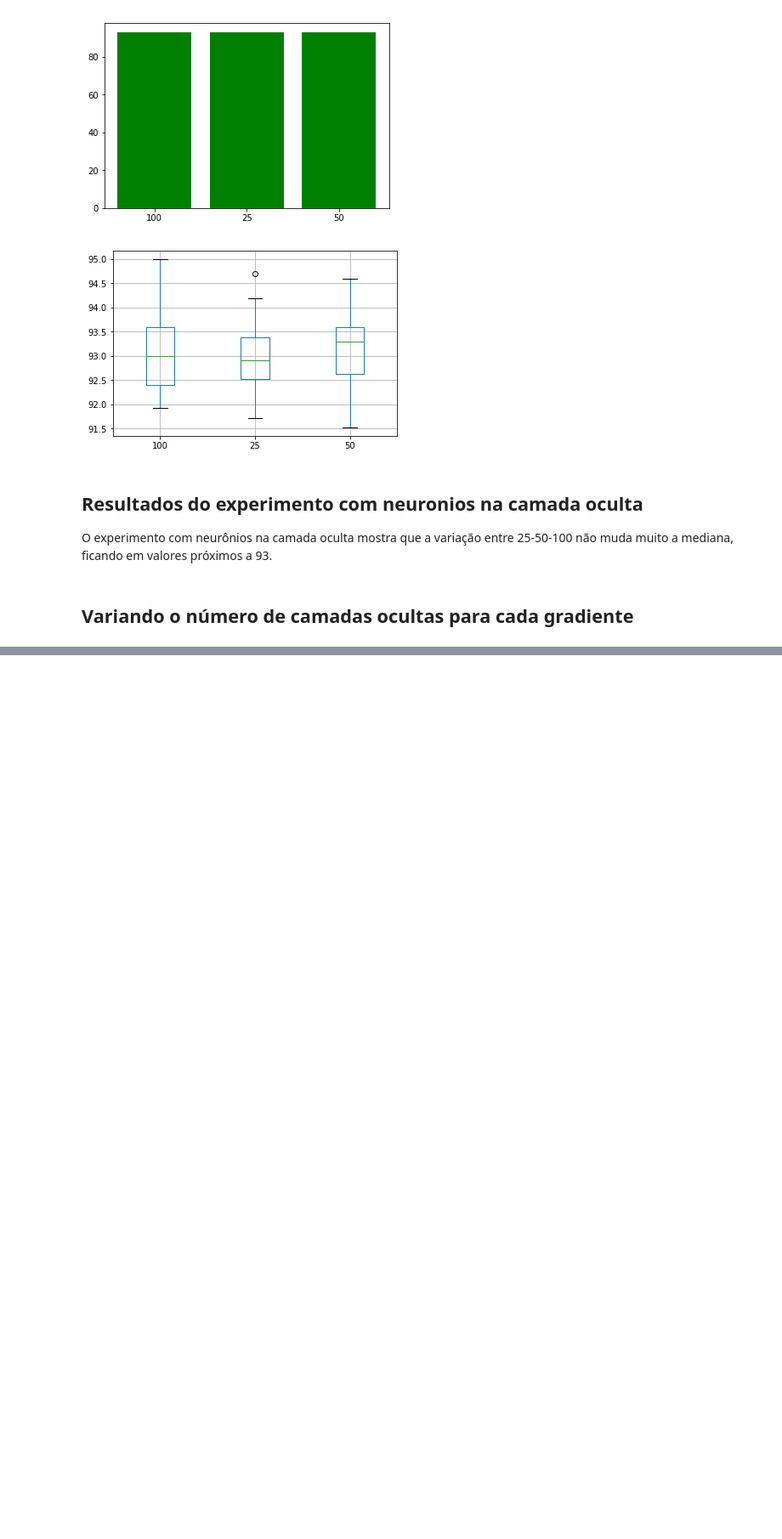
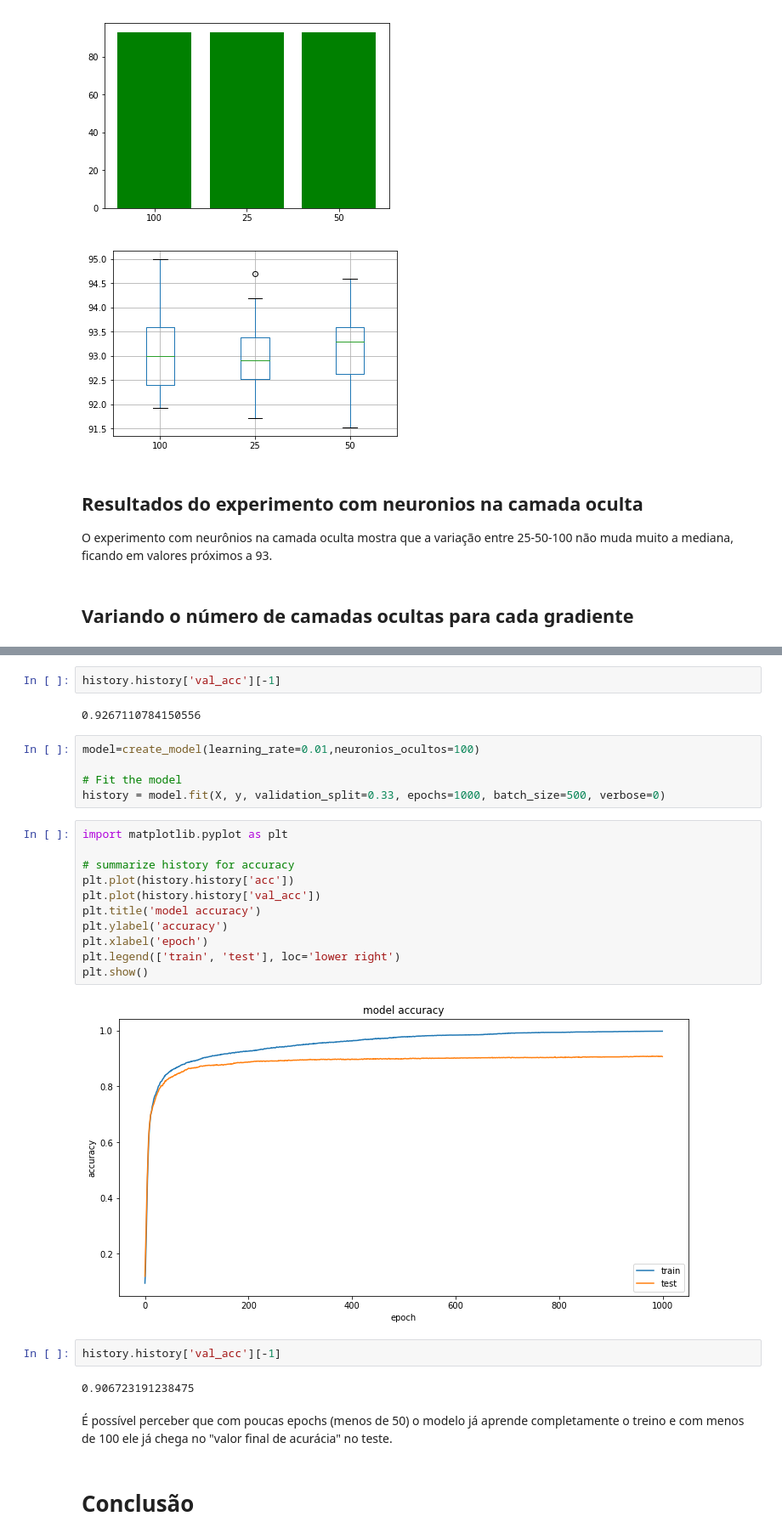
Before and after one commit to lfomendes/ml-neural, a Jupyter notebook: tp1-ml.ipynb, the cells around one changed output, grey strips where cells are left out. Shown at 85% size. Drawn from its saved outputs; the diff is of its cells as text; blank space fills up the shorter version.

```diff
--- a/tp1-ml.ipynb
+++ b/tp1-ml.ipynb
@@ -456,0 +502,30 @@ print_results(neuroniosXbatch_results)
+# %%
+history.history['val_acc'][-1]
+# %% [output]
+0.9267110784150556
+# %%
+model=create_model(learning_rate=0.01,neuronios_ocultos=100)
+
+# Fit the model
+history = model.fit(X, y, validation_split=0.33, epochs=1000, batch_size=500, verbose=0)
+# %%
+import matplotlib.pyplot as plt
+
+# summarize history for accuracy
+plt.plot(history.history['acc'])
+plt.plot(history.history['val_acc'])
+plt.title('model accuracy')
+plt.ylabel('accuracy')
+plt.xlabel('epoch')
+plt.legend(['train', 'test'], loc='lower right')
+plt.show()
+# %% [output]
+[figure, added]
+# %%
+history.history['val_acc'][-1]
+# %% [output]
+0.906723191238475
+# %% [markdown]
+É possível perceber que com poucas epochs (menos de 50) o modelo já aprende completamente o treino e com menos de 100 ele já chega no "valor final de acurácia" no teste.
+# %% [markdown]
+# Conclusão
```
Also changed, not shown: parts of 9 cells of this notebook.
